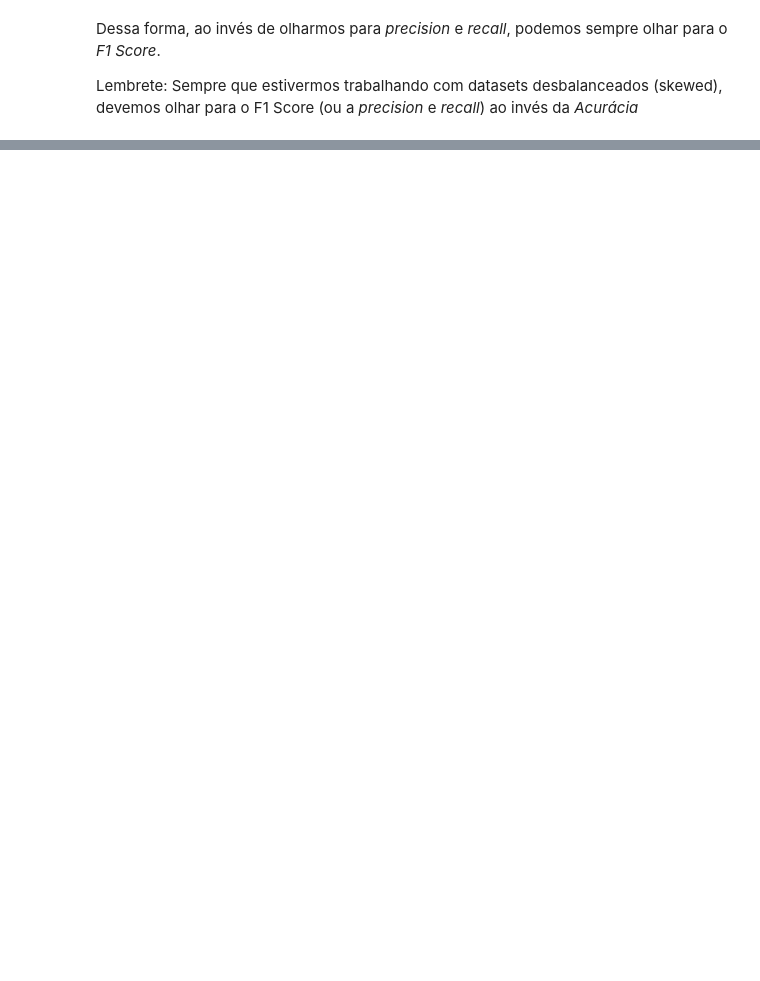
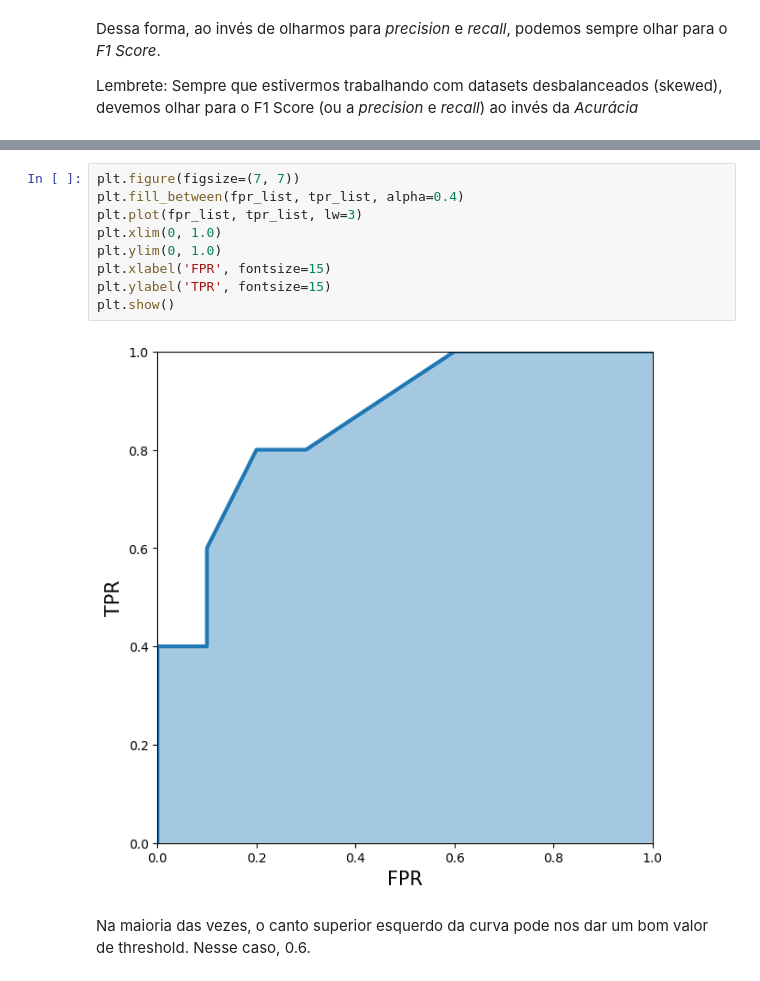
Before and after one commit to pedrofernandss/aaamlp, a Jupyter notebook: 3. Evaluation Metrics/binary_classification.ipynb, the cells around one changed output, grey strips where cells are left out. Cells and saved outputs as stored; diff of their text form; blank space fills up the shorter version.

```diff
--- a/3. Evaluation Metrics/binary_classification.ipynb
+++ b/3. Evaluation Metrics/binary_classification.ipynb
@@ -237,0 +323,13 @@ Lembrete: Sempre que estivermos trabalhando com datasets desbalanceados (skewed)
+# %%
+plt.figure(figsize=(7, 7))
+plt.fill_between(fpr_list, tpr_list, alpha=0.4)
+plt.plot(fpr_list, tpr_list, lw=3)
+plt.xlim(0, 1.0)
+plt.ylim(0, 1.0)
+plt.xlabel('FPR', fontsize=15)
+plt.ylabel('TPR', fontsize=15)
+plt.show()
+# %% [output]
+[figure, added]
+# %% [markdown]
+Na maioria das vezes, o canto superior esquerdo da curva pode nos dar um bom valor de threshold. Nesse caso, 0.6.
```
Also changed, not shown: parts of 10 cells of this notebook.
